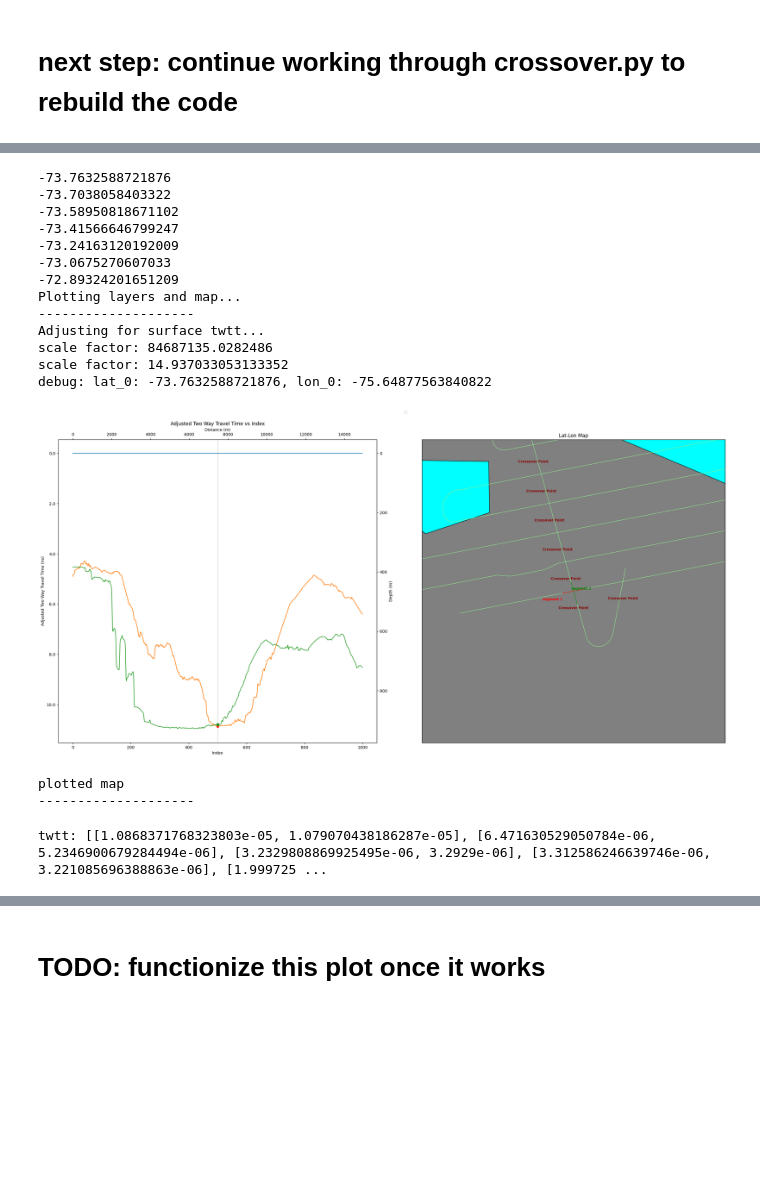
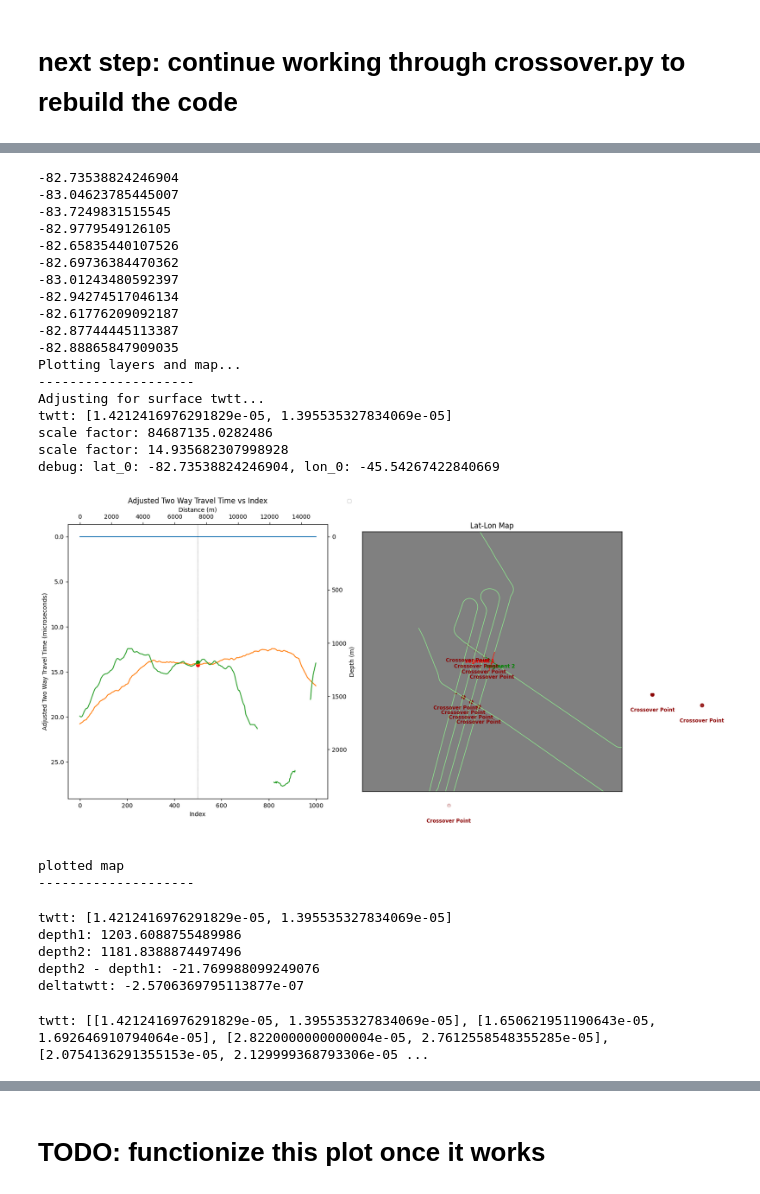
Before and after one commit to richardmoser/cresis_project, a Jupyter notebook: doit.ipynb, the cells around one changed output, grey strips where cells are left out. Drawn from its saved outputs; the diff is of its cells as text; code cells hidden in the pictures; blank space fills up the shorter version.

Commit message:
updated the twtt to meters conversion

```diff
--- a/doit.ipynb
+++ b/doit.ipynb
@@ -20,13 +20,14 @@ from iceflow_library import *
 zoom = True
 seg_length = 100
 season = "2018_Antarctica_DC8" # a layerData season
-season = "2016_Antarctica_DC8" # a season with both layer and layerData
+# season = "2016_Antarctica_DC8" # a season with both layer and layerData
 # season = "2014_Antarctica_DC8" # a layerData season
 flight = "20181030_01"  # the flight date and frame number
 flight = "20181103_01"
+flight = "20181109_01"
 # flight = "20181112_02"  # the problem flight
-flight = "20161024_05"
-flight = "20161111_05"
+# flight = "20161024_05"
+# flight = "20161111_05"
 # flight = '20141026_06'
 file_name = "layer_export_" + flight + ".pickle"
 testing = False
@@ -121,5 +122,5 @@ intersection_points: [[-73.7632588721876, -75.64877563840822], [-73.703805840332
 # %%
-def plot_layers_at_cross(layers, intersection_indices, intersection_points, zoom=False, refractive_index=1.77, cross_index=0):
+def plot_layers_at_cross(layers, intersection_indices, intersection_points, zoom=False, refractive_index=1.77, cross_index=0, filename=None):
     """
     :param layers: a list of Layer objects
     :param intersection_indices: a list of indices in the lat-lon arrays where the flight path
@@ -127,13 +128,14 @@ def plot_layers_at_cross(layers, intersection_indices, intersection_points, zoom
     :param intersection_points: a list of lat-lon points where the flight path crosses over itself
     :return: nothing (plots the layers and the map)
     """
-    plt.figure(figsize=(24, 12), layout='constrained')
+    plt.figure(figsize=(16, 8), layout='constrained')
     print("Plotting layers and map...")
     print("--------------------")
     print("Adjusting for surface twtt...")
     for layer in layers:
         corrected_layer = layer.twtt - layers[0].twtt
         layer.twtt_corrected = corrected_layer
+
 
     # ax2 will be the layer plot
     plt.subplot(1, 2, 1)
@@ -171,11 +173,17 @@ def plot_layers_at_cross(layers, intersection_indices, intersection_points, zoom
     plt.scatter(offset, twtt_at_point(layers[1], layers[0],
                                       intersection_indices, quiet=True)[0][1], color='green',
                 label='X Point 2')
+
+    # print the twtt at the crossover point on both segments
+    twtt = twtt_at_point(layers[1], layers[0], intersection_indices, quiet=True)[0]
+    print(f"twtt: {twtt}")
+
+
     # plot a line at the crossover point
     plt.axvline(x=offset, color='black', label='X Point', linestyle='--', linewidth=0.3)
 
-    # set the y axis to be in nanoseconds instead of seconds
-    plt.ylabel("Adjusted Two Way Travel Time (ns)")
+    # set the y axis to be in microseconds instead of seconds
+    plt.ylabel("Adjusted Two Way Travel Time (microseconds)")
     plt.xlabel("Index")
 
     # force the y values to be displayed in 1e-6 ticks (microseconds) instead of 1e-5 ticks (tens of microseconds)
@@ -290,7 +298,8 @@ def plot_layers_at_cross(layers, intersection_indices, intersection_points, zoom
     # plt.tight_layout()
 
     # save the plot
-    # plt.savefig("layer_plot.png", dpi=250)
+    if filename:
+        plt.savefig(f"{filename}.png", dpi=250)
 
     plt.show()
 
@@ -299,32 +308,62 @@ def plot_layers_at_cross(layers, intersection_indices, intersection_points, zoom
 # %%
 # print(segment_ends[0][0][0][0])
 for point in intersection_points:
     print(point[0])
 # plot_layers_at_cross(layers, intersection_indices, segment_ends)
-plot_layers_at_cross(layers, intersection_indices, intersection_points, zoom=zoom, cross_index=0)
+plot_layers_at_cross(layers, intersection_indices, intersection_points, zoom=zoom, cross_index=0, filename=(season + flight + "crossover"))
 # %% [output]
--73.7632588721876
--73.7038058403322
--73.58950818671102
--73.41566646799247
--73.24163120192009
--73.0675270607033
--72.89324201651209
+-82.73538824246904
+-83.04623785445007
+-83.7249831515545
+-82.9779549126105
+-82.65835440107526
+-82.69736384470362
+-83.01243480592397
+-82.94274517046134
+-82.61776209092187
+-82.87744445113387
+-82.88865847909035
 Plotting layers and map...
 --------------------
 Adjusting for surface twtt...
+twtt: [1.4212416976291829e-05, 1.395535327834069e-05]
 scale factor: 84687135.0282486
-scale factor: 14.937033053133352
-debug: lat_0: -73.7632588721876, lon_0: -75.64877563840822
+scale factor: 14.935682307998928
+debug: lat_0: -82.73538824246904, lon_0: -45.54267422840669
-[figure, old version]
+[figure, new version]
 plotted map
 --------------------
+# %%
+# twtt 1 = 1.4212416976291829e-05
+twtt = twtt_at_point(layers[1], layers[0], intersection_indices, quiet=True)[0]
+print(f"twtt: {twtt}")
+
+# twtt 2 = 1.395535327834069e-05
+
+# find the depth of both twtt 1 and 2
+
+depth1 = twtt_to_depth(twtt[0], refractive_index=1.77)
+print(f"depth1: {depth1}")
+depth2 = twtt_to_depth(twtt[1], refractive_index=1.77)
+print(f"depth2: {depth2}")
+
+# find the difference in depth
+print(f"depth2 - depth1: {depth2 - depth1}")
+
+deltatwtt = twtt[1] - twtt[0]
+print(f"deltatwtt: {deltatwtt}")
+# %% [output]
+twtt: [1.4212416976291829e-05, 1.395535327834069e-05]
+depth1: 1203.6088755489986
+depth2: 1181.8388874497496
+depth2 - depth1: -21.769988099249076
+deltatwtt: -2.5706369795113877e-07
 # %%
 # calculate the twtt at the crossover point on both segments
 twtt = twtt_at_point(layers[1], layers[0], intersection_indices, quiet=True)
 print(f"twtt: {twtt}")
 # %% [output]
-twtt: [[1.0868371768323803e-05, 1.079070438186287e-05], [6.471630529050784e-06, 5.2346900679284494e-06], [3.2329808869925495e-06, 3.2929e-06], [3.312586246639746e-06, 3.221085696388863e-06], [1.999725 ...
+twtt: [[1.4212416976291829e-05, 1.395535327834069e-05], [1.650621951190643e-05, 1.692646910794064e-05], [2.8220000000000004e-05, 2.7612558548355285e-05], [2.0754136291355153e-05, 2.129999368793306e-05 ...
 # %%
 # repeat the above for every crossover point
 flow_xy = [] # the flow vector in xy
```
Also changed, not shown: parts of 11 cells of this notebook, 3 other files.
